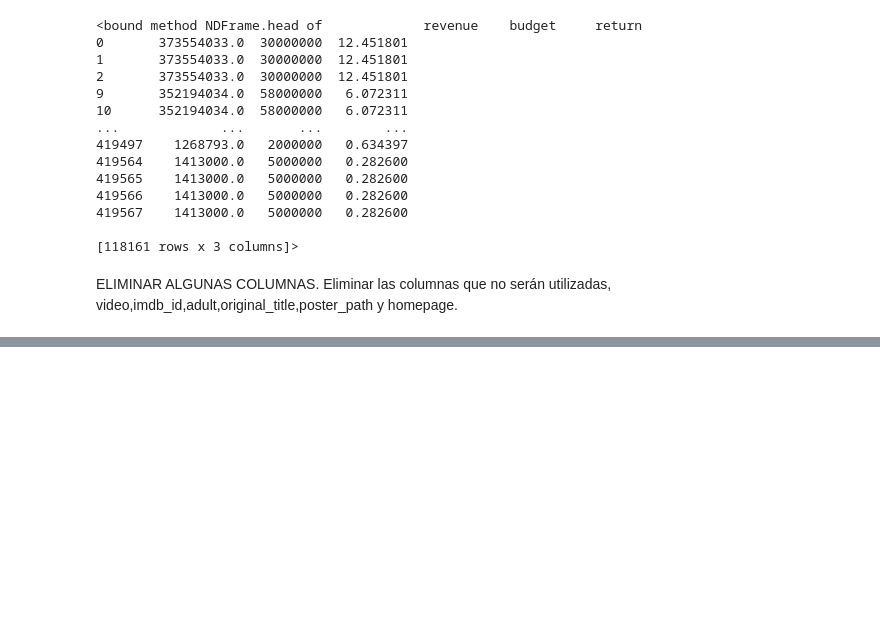
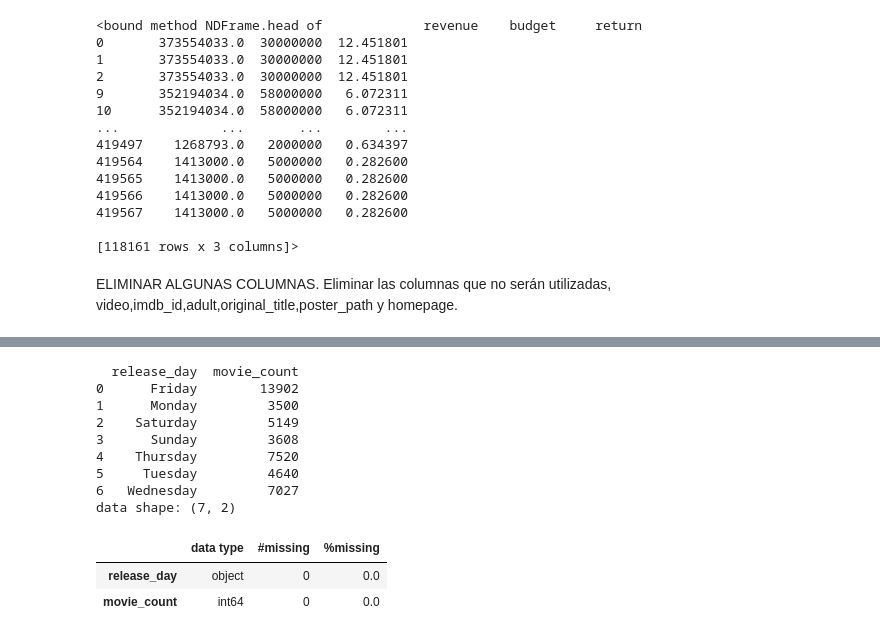
Before and after one commit to SariEliM/MovieStreaming, a Jupyter notebook: MS_transformaciones.ipynb, the cells around one changed output, grey strips where cells are left out. Cells and saved outputs as stored; diff of their text form; code cells hidden in the pictures; blank space fills up the shorter version.

```diff
--- a/MS_transformaciones.ipynb
+++ b/MS_transformaciones.ipynb
@@ -892,0 +873,24 @@ pq.write_table(df_credits_pya, "df_credits_desanidado.parquet")
+# %%
+#Para la funcion cantidad_filmaciones_dia, contamos las películas por mes de lanzamiento
+cant_pelis_x_dia = df_movies_final.groupby('release_day')['movie_id'].nunique().reset_index()
+
+# Renombramos las columnas para mayor claridad
+cant_pelis_x_dia.columns = ['release_day', 'movie_count']
+
+cant_pelis_x_dia = cant_pelis_x_dia.sort_values(by='release_day')
+print(cant_pelis_x_dia)
+# Vemos el DataFrame resultante
+resumen(cant_pelis_x_dia)
+# %% [output]
+  release_day  movie_count
+0      Friday        13902
+1      Monday         3500
+2    Saturday         5149
+3      Sunday         3608
+4    Thursday         7520
+5     Tuesday         4640
+6   Wednesday         7027
+data shape: (7, 2)
+|  | data type | #missing | %missing |
+| release_day | object | 0 | 0.0 |
+| movie_count | int64 | 0 | 0.0 |
```
Also changed, not shown: parts of 33 cells of this notebook, 9 other files.
